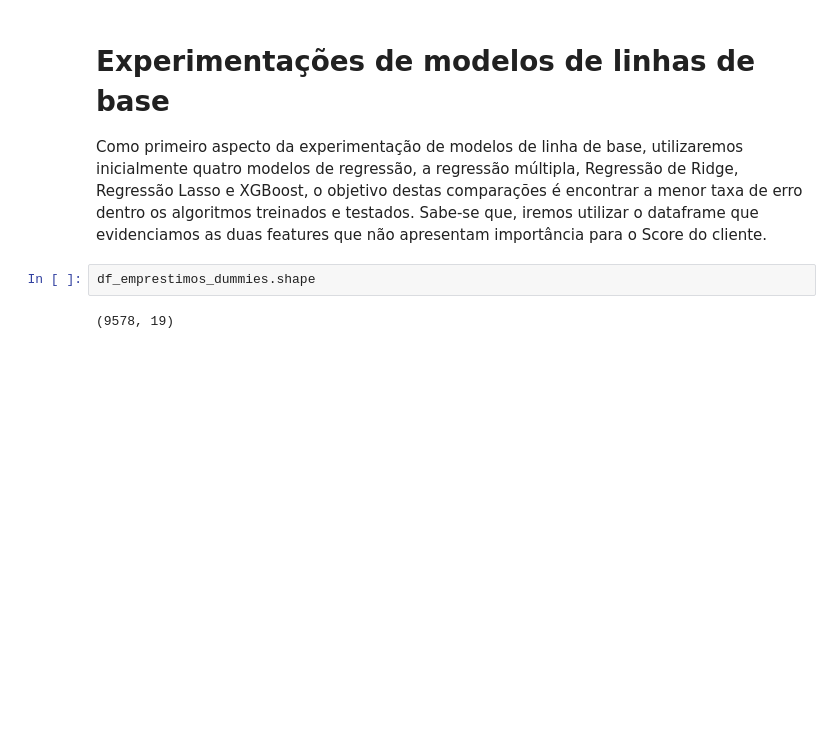
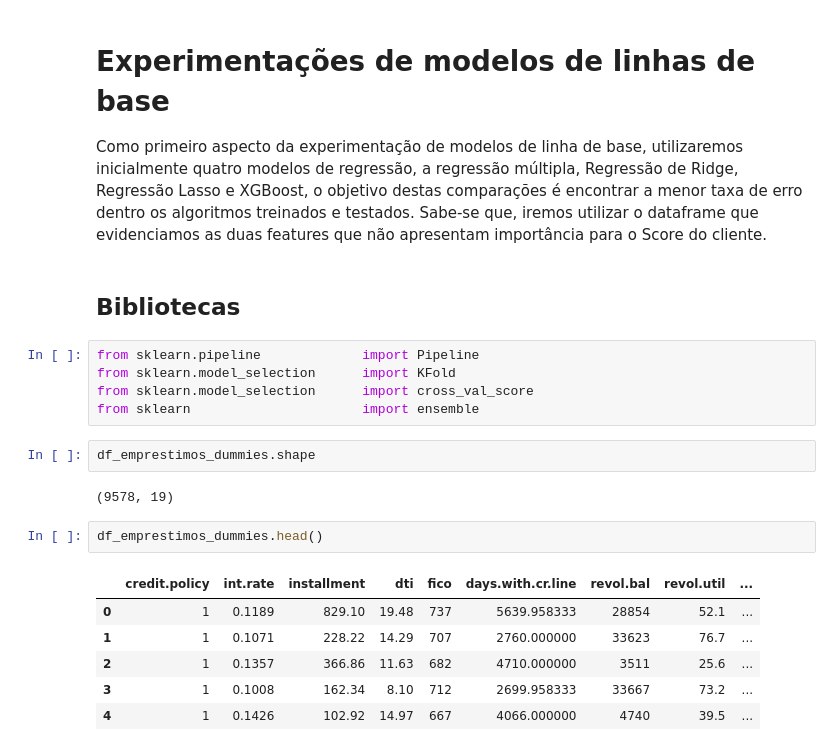
Before and after one commit to wander-asb/Emprestimos, a Jupyter notebook: emprestimos_previsao.ipynb, the cells around one changed output. Cells and saved outputs as stored; diff of their text form; blank space fills up the shorter version.

```diff
--- a/emprestimos_previsao.ipynb
+++ b/emprestimos_previsao.ipynb
@@ -394,7 +396,23 @@ Score do modelo :  -834127453.6946563
 # Experimentações de modelos de linhas de base
 
 Como primeiro aspecto da experimentação de modelos de linha de base, utilizaremos inicialmente quatro modelos de regressão, a regressão múltipla, Regressão de Ridge, Regressão Lasso e XGBoost, o objetivo destas comparações é encontrar a menor taxa de erro dentro os algoritmos treinados e testados. Sabe-se que, iremos utilizar o dataframe que evidenciamos as duas features que não apresentam importância para o Score do cliente.
+# %% [markdown]
+## Bibliotecas
+# %%
+from sklearn.pipeline             import Pipeline
+from sklearn.model_selection      import KFold
+from sklearn.model_selection      import cross_val_score
+from sklearn                      import ensemble
 # %%
 df_emprestimos_dummies.shape
 # %% [output]
 (9578, 19)
+# %%
+df_emprestimos_dummies.head()
+# %% [output]
+|  | credit.policy | int.rate | installment | dti | fico | days.with.cr.line | revol.bal | revol.util | ... |
+| 0 | 1 | 0.1189 | 829.10 | 19.48 | 737 | 5639.958333 | 28854 | 52.1 | ... |
+| 1 | 1 | 0.1071 | 228.22 | 14.29 | 707 | 2760.000000 | 33623 | 76.7 | ... |
+| 2 | 1 | 0.1357 | 366.86 | 11.63 | 682 | 4710.000000 | 3511 | 25.6 | ... |
+| 3 | 1 | 0.1008 | 162.34 | 8.10 | 712 | 2699.958333 | 33667 | 73.2 | ... |
+| 4 | 1 | 0.1426 | 102.92 | 14.97 | 667 | 4066.000000 | 4740 | 39.5 | ... |
```
Also changed, not shown: parts of 13 cells of this notebook.
